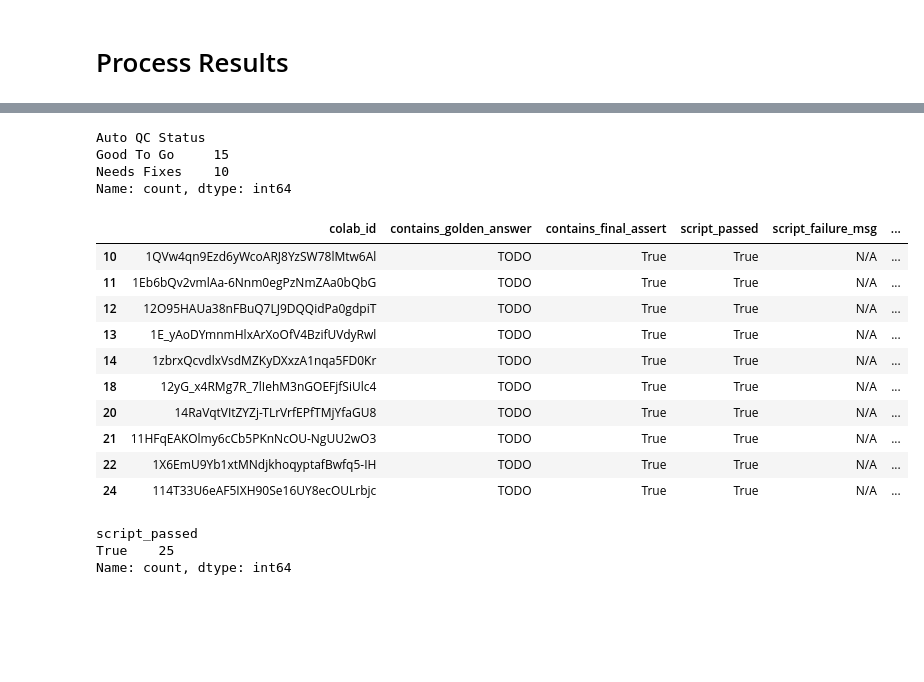
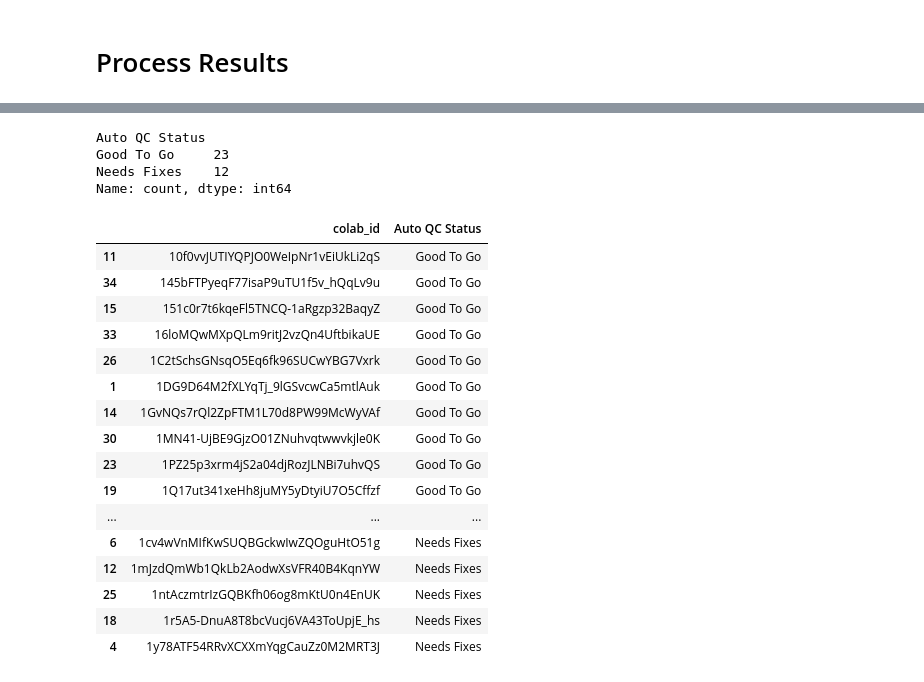
Before and after one commit to nabeel-turing/e2e_sanity_checks, a Jupyter notebook: docker_orchestrator_proto.ipynb, the cells around one changed output, grey strips where cells are left out. Cells and saved outputs as stored; diff of their text form; code cells hidden in the pictures; blank space fills up the shorter version.

```diff
--- a/docker_orchestrator_proto.ipynb
+++ b/docker_orchestrator_proto.ipynb
@@ -67,3 +38,10 @@ with open('pb_jsons.json', 'w') as f:
     json.dump({'result': samples}, f, indent=4)
 # %% [markdown]
 # Create Batches and Configuration Files for Docker Runs
+# %%
+proto_json = f'pb_jsons.json'
+with open(proto_json, 'r') as f:
+    all_samples = json.load(f)['result']
+
+[sample for sample in all_samples if '1WLs202u3t0ybjjkt4G1P6XqZ42FtMMUa' in sample['colab_link']]
+# 1WLs202u3t0ybjjkt4G1P6XqZ42FtMMUa
@@ -244,3 +244,13 @@ sanity_df['Execution Status FA w/o Action'] = sanity_df['Final Assertion_NO_ACTI
 sanity_df['Execution Status IA'] = sanity_df['Initial Assertion'].apply(add_error_type)
 sanity_df['Execution Status Action'] = sanity_df['Action'].apply(add_error_type)
 sanity_df['Execution Status FA'] = sanity_df['Final Assertion'].apply(add_error_type)
+
+sanity_df = sanity_df.rename(columns={'notebook': 'colab_id'})
+
+sanity_df[['Auto QC Status', 'Auto QC Message']] = sanity_df.apply(get_auto_qc_status, axis=1)
+sanity_df['Auto QC Status'].value_counts()
+# %% [output]
+Auto QC Status
+Good To Go     23
+Needs Fixes    12
+Name: count, dtype: int64
@@ -249,31 +257,25 @@ sanity_df = sanity_df.rename(columns={'notebook': 'colab_id'})
-# %%
-sanity_df[['Auto QC Status', 'Auto QC Message']] = sanity_df.apply(get_auto_qc_status, axis=1)
-sanity_df['Auto QC Status'].value_counts()
-# %% [output]
-Auto QC Status
-Good To Go     15
-Needs Fixes    10
-Name: count, dtype: int64
 # %%
-sanity_df[sanity_df['Auto QC Status']=='Needs Fixes']
+sanity_df['script_passed'].value_counts()
+# sanity_df[sanity_df['Auto QC Status']=='Needs Fixes'].sort_values(['colab_id'])['colab_id']
+# sanity_df.sort_values(['Auto QC Status', 'colab_id'])[['colab_id', 'Auto QC Status']]
 # %% [output]
-|  | colab_id | contains_golden_answer | contains_final_assert | script_passed | script_failure_msg | ... |
-| 10 | 1QVw4qn9Ezd6yWcoARJ8YzSW78lMtw6Al | TODO | True | True | N/A | ... |
-| 11 | 1Eb6bQv2vmlAa-6Nnm0egPzNmZAa0bQbG | TODO | True | True | N/A | ... |
-| 12 | 12O95HAUa38nFBuQ7LJ9DQQidPa0gdpiT | TODO | True | True | N/A | ... |
-| 13 | 1E_yAoDYmnmHlxArXoOfV4BzifUVdyRwl | TODO | True | True | N/A | ... |
-| 14 | 1zbrxQcvdlxVsdMZKyDXxzA1nqa5FD0Kr | TODO | True | True | N/A | ... |
-| 18 | 12yG_x4RMg7R_7lIehM3nGOEFjfSiUlc4 | TODO | True | True | N/A | ... |
-| 20 | 14RaVqtVItZYZj-TLrVrfEPfTMjYfaGU8 | TODO | True | True | N/A | ... |
-| 21 | 11HFqEAKOlmy6cCb5PKnNcOU-NgUU2wO3 | TODO | True | True | N/A | ... |
-| 22 | 1X6EmU9Yb1xtMNdjkhoqyptafBwfq5-IH | TODO | True | True | N/A | ... |
-| 24 | 114T33U6eAF5IXH90Se16UY8ecOULrbjc | TODO | True | True | N/A | ... |
+|  | colab_id | Auto QC Status |
+| 11 | 10f0vvJUTIYQPJO0WeIpNr1vEiUkLi2qS | Good To Go |
+| 34 | 145bFTPyeqF77isaP9uTU1f5v_hQqLv9u | Good To Go |
+| 15 | 151c0r7t6kqeFl5TNCQ-1aRgzp32BaqyZ | Good To Go |
+| 33 | 16loMQwMXpQLm9ritJ2vzQn4UftbikaUE | Good To Go |
+| 26 | 1C2tSchsGNsqO5Eq6fk96SUCwYBG7Vxrk | Good To Go |
+| 1 | 1DG9D64M2fXLYqTj_9lGSvcwCa5mtlAuk | Good To Go |
+| 14 | 1GvNQs7rQl2ZpFTM1L70d8PW99McWyVAf | Good To Go |
+| 30 | 1MN41-UjBE9GjzO01ZNuhvqtwwvkjle0K | Good To Go |
+| 23 | 1PZ25p3xrm4jS2a04djRozJLNBi7uhvQS | Good To Go |
+| 19 | 1Q17ut341xeHh8juMY5yDtyiU7O5Cffzf | Good To Go |
+| ... | ... | ... |
+| 6 | 1cv4wVnMIfKwSUQBGckwIwZQOguHtO51g | Needs Fixes |
+| 12 | 1mJzdQmWb1QkLb2AodwXsVFR40B4KqnYW | Needs Fixes |
+| 25 | 1ntAczmtrIzGQBKfh06og8mKtU0n4EnUK | Needs Fixes |
+| 18 | 1r5A5-DnuA8T8bcVucj6VA43ToUpjE_hs | Needs Fixes |
+| 4 | 1y78ATF54RRvXCXXmYqgCauZz0M2MRT3J | Needs Fixes |
-# %%
-sanity_df['script_passed'].value_counts()
-# %% [output]
-script_passed
-True    25
-Name: count, dtype: int64
 # %%
 def trim_text(text):
     return text[:49999]
```
Also changed, not shown: parts of 9 cells of this notebook, 7 other files.
